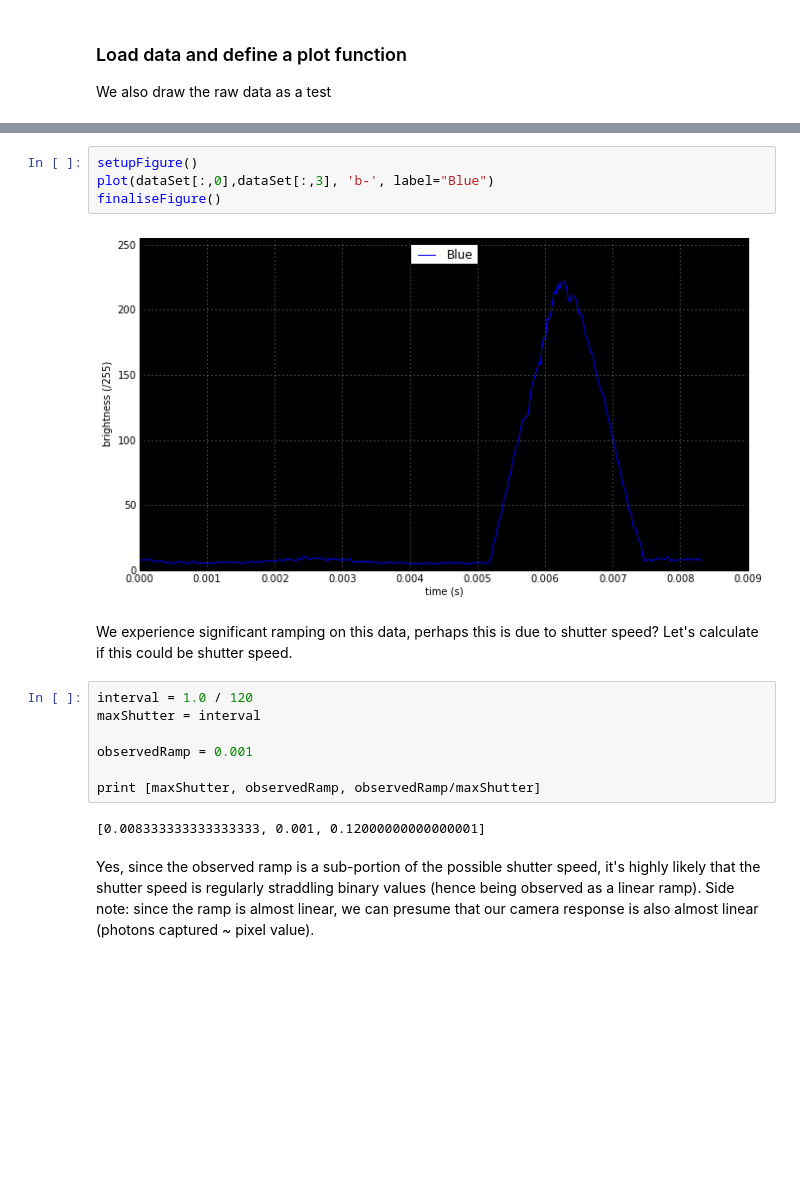
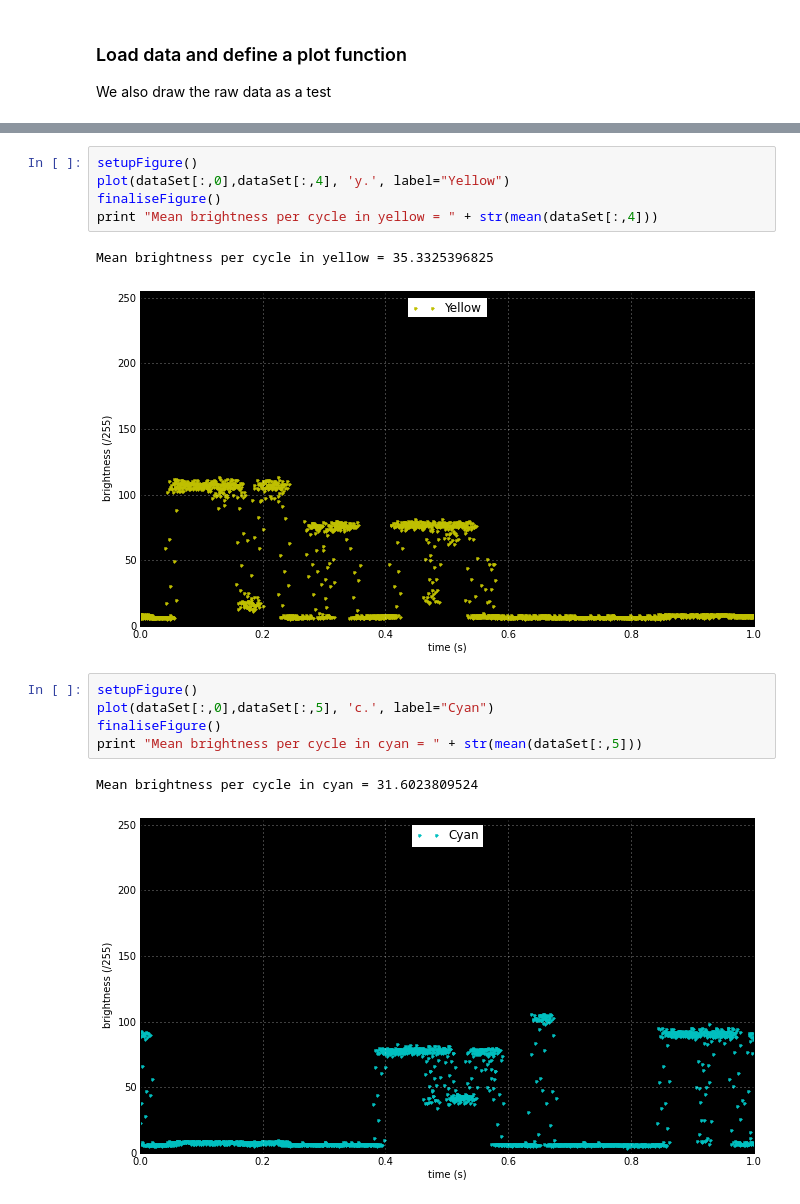
Before and after one commit to elliotwoods/Research.DigitalEmulsionEngine, a Jupyter notebook: python/3. Colour wheel cycle timings.ipynb, the cells around one changed output, grey strips where cells are left out. Drawn from its saved outputs; the diff is of its cells as text; blank space fills up the shorter version.

```diff
--- a/python/3. Colour wheel cycle timings.ipynb
+++ b/python/3. Colour wheel cycle timings.ipynb
@@ -152,19 +191,16 @@ Here we can see the output assignment as time in x, given an input value as colo
 # %%
 setupFigure()
-plot(dataSet[:,0],dataSet[:,3], 'b-', label="Blue")
+plot(dataSet[:,0],dataSet[:,4], 'y.', label="Yellow")
 finaliseFigure()
+print "Mean brightness per cycle in yellow = " + str(mean(dataSet[:,4]))
 # %% [output]
+Mean brightness per cycle in yellow = 35.3325396825
-[figure, old version]
+[figure, new version]
-# %% [markdown]
-We experience significant ramping on this data, perhaps this is due to shutter speed? Let's calculate if this could be shutter speed.
-# %%
-interval = 1.0 / 120
-maxShutter = interval
-
-observedRamp = 0.001
-
-print [maxShutter, observedRamp, observedRamp/maxShutter]
-# %% [output]
-[0.008333333333333333, 0.001, 0.12000000000000001]
-# %% [markdown]
-Yes, since the observed ramp is a sub-portion of the possible shutter speed, it's highly likely that the shutter speed is regularly straddling binary values (hence being observed as a linear ramp). Side note: since the ramp is almost linear, we can presume that our camera response is also almost linear (photons captured ~ pixel value).
+# %%
+setupFigure()
+plot(dataSet[:,0],dataSet[:,5], 'c.', label="Cyan")
+finaliseFigure()
+print "Mean brightness per cycle in cyan = " + str(mean(dataSet[:,5]))
+# %% [output]
+Mean brightness per cycle in cyan = 31.6023809524
+[figure, added]
```
Also changed, not shown: parts of 10 cells of this notebook, 11 other files.
